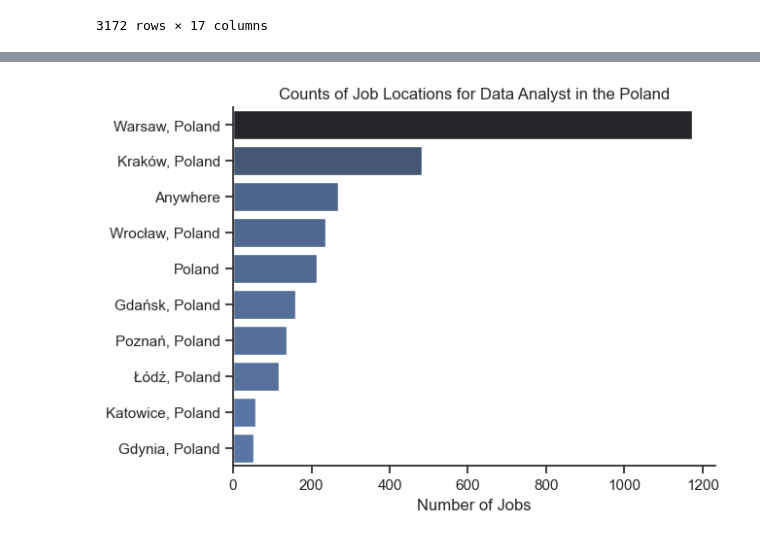
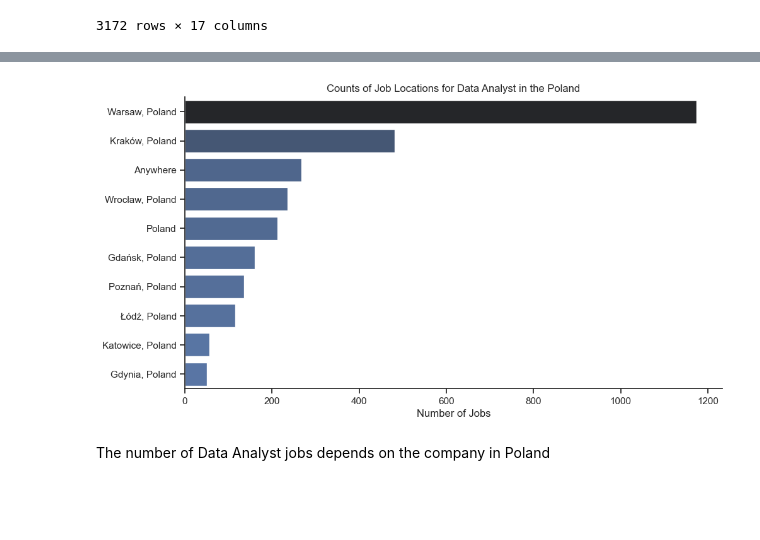
Before and after one commit to matcze/job_data_analysis, a Jupyter notebook: 1_dataset_analysis.ipynb, the cells around one changed output, grey strips where cells are left out. Drawn from its saved outputs; the diff is of its cells as text; code cells hidden in the pictures; blank space fills up the shorter version.

```diff
--- a/1_dataset_analysis.ipynb
+++ b/1_dataset_analysis.ipynb
@@ -37,7 +81,6 @@ plt.show()
 # %%
-df_DA_Poland = df[(df['job_country'] == 'Poland') & (df['job_title_short'] == 'Data Analyst')]
-
-df_DA_Poland
+df_PL_DA = df[(df['job_country'] == 'Poland') & (df['job_title_short'] == 'Data Analyst')]
+df_PL_DA
 # %% [output]
 |  | job_title_short | job_title | job_location | job_via | job_schedule_type | job_work_from_home | ... |
 | 18 | Data Analyst | Data Analyst | Warsaw, Poland | via Praca Trabajo.org | Full-time | False | ... |
@@ -52,3 +95,6 @@ df_DA_Poland
 | 785474 | Data Analyst | Sustainable Sourcing Data Analyst | Warsaw, Poland | via Linkedin | Full-time | False | ... |
 | 785503 | Data Analyst | Associate Director of Analytics | Warsaw, Poland | via Trabajo.org | Full-time | False | ... |
 3172 rows × 17 columns
+# %%
+df_location = df_PL_DA['job_location'].value_counts().head(10).to_frame()
+df_location
@@ -55,12 +114,14 @@ df_DA_Poland
 # %%
-df_plot = df_DA_Poland['job_location'].value_counts().head(10).to_frame()
+plt.figure(figsize=(11,6))
+sns.set_theme(style='ticks')
+sns.barplot(data=df_location, x='count', y='job_location', hue='count', palette='dark:b_r', legend=False)
+sns.despine()
 
-sns.set_theme(style='ticks')
-sns.barplot(data=df_plot, x='count', y='job_location', hue='count', palette='dark:b_r', legend=False)
-sns.despine()
 plt.title('Counts of Job Locations for Data Analyst in the Poland')
 plt.xlabel('Number of Jobs')
 plt.ylabel('')
 plt.show()
 # %% [output]
-[figure, old version]
+[figure, new version]
+# %% [markdown]
+The number of Data Analyst jobs depends on the company in Poland
```
Also changed, not shown: parts of 10 cells of this notebook, 1 other file.
